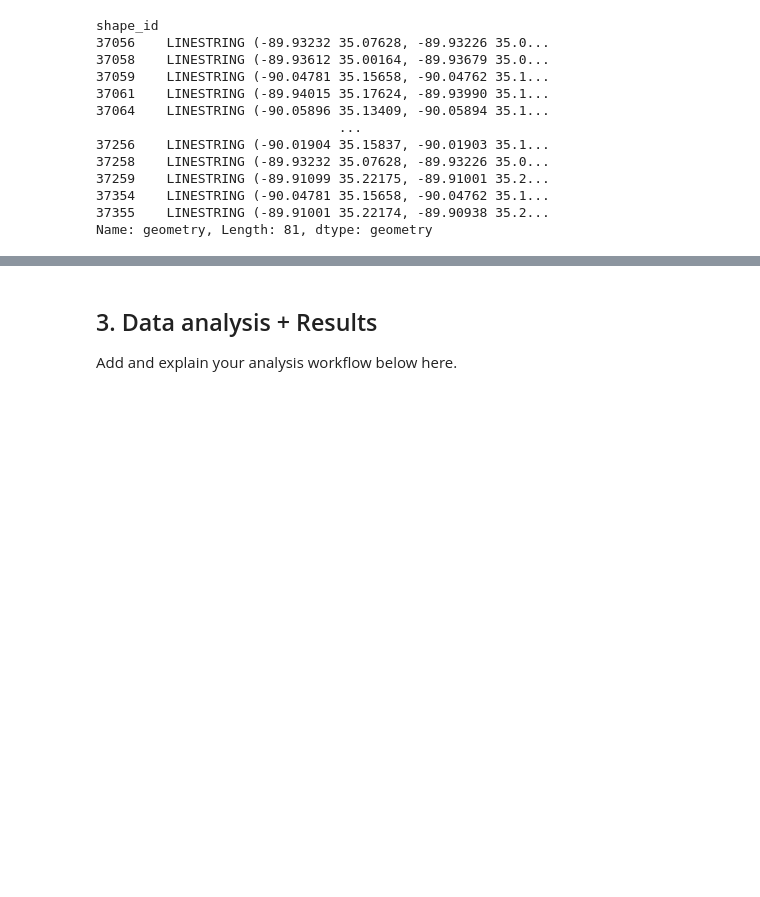
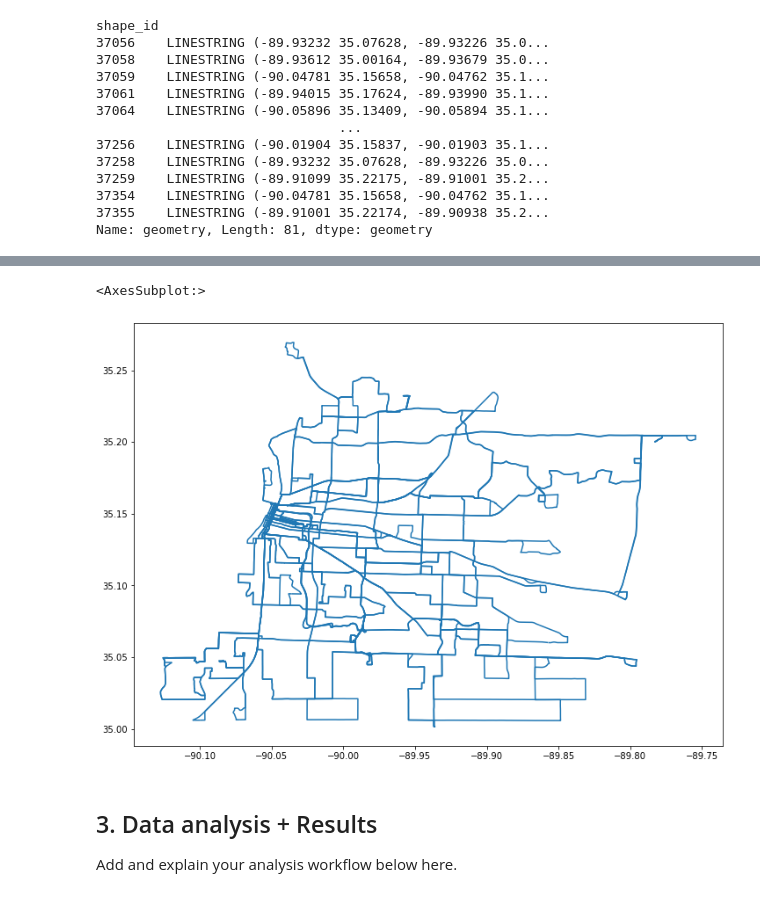
Before and after one commit to Sustainability-GIS-2021/final-assignment-redalisa, a Jupyter notebook: final_assignment.ipynb, the cells around one changed output, grey strips where cells are left out. Saved outputs shown, nothing was run; the diff lists cells and outputs as text; code cells hidden in the pictures; blank space fills up the shorter version.

```diff
--- a/final_assignment.ipynb
+++ b/final_assignment.ipynb
@@ -153,3 +174,9 @@ geopandas.geoseries.GeoSeries
+# %%
+# Preview the data
+routes.plot(figsize=(12,12))
+# %% [output]
+<AxesSubplot:>
+[figure, added]
 # %% [markdown]
 ## 3. Data analysis + Results
 
```
Also changed, not shown: parts of 7 cells of this notebook.
